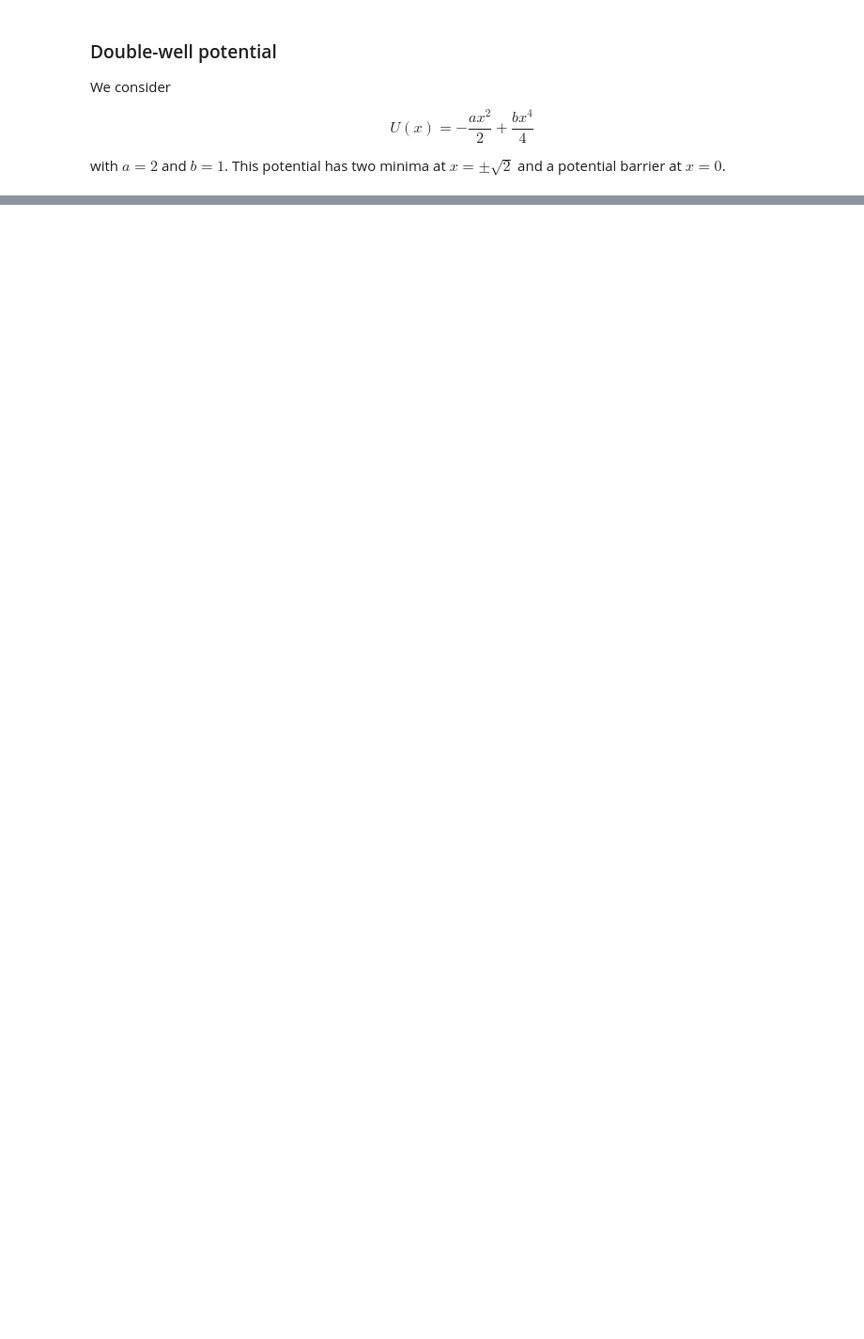
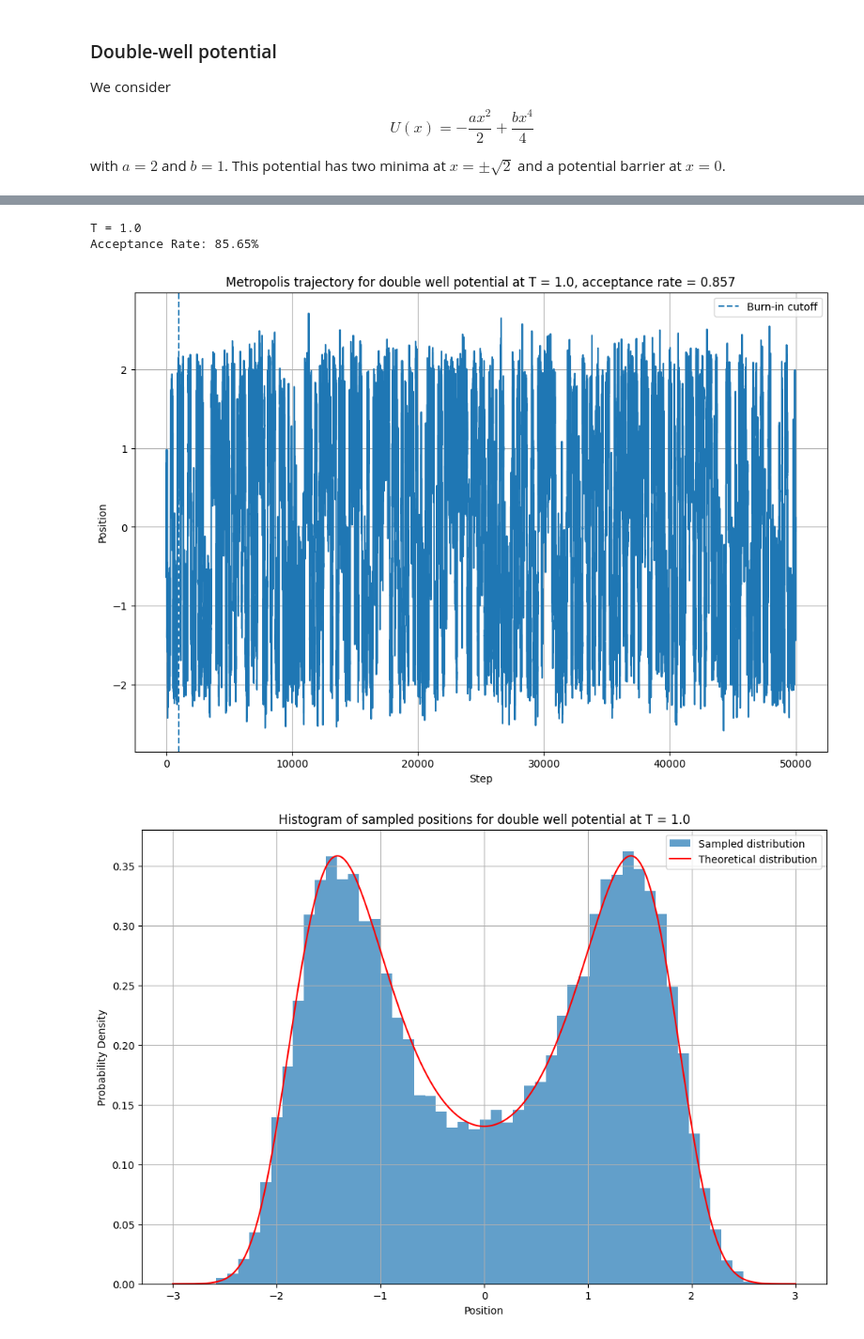
Before and after one commit to Shinichi03/Statistical-Physics, a Jupyter notebook: Baseline Cases/MMC_ECMC.ipynb, the cells around one changed output, grey strips where cells are left out. Shown at 94% size. Drawn from its saved outputs; the diff is of its cells as text; code cells hidden in the pictures; blank space fills up the shorter version.

```diff
--- a/Baseline Cases/MMC_ECMC.ipynb
+++ b/Baseline Cases/MMC_ECMC.ipynb
@@ -233,0 +290,31 @@ Acceptance Rate: 85.90%
+# %%
+temperatures = [1.0, 0.5, 0.2]
+
+for temperature in temperatures:
+    trajectory_double_T, acceptance_rate_double_T = metropolis_run(
+        initial_x=0.0,
+        num_steps=50000,
+        proposal_width=1.0,
+        temperature=temperature,
+        single=False,
+        double=True
+    )
+
+    print(f"T = {temperature}")
+    print(f"Acceptance Rate: {acceptance_rate_double_T:.2%}")
+
+    plot_trajectory_and_histogram(
+        trajectory_double_T,
+        acceptance_rate_double_T,
+        burn_in,
+        U_double_well,
+        temperature,
+        f"for double well potential at T = {temperature}",
+        x_min=-3,
+        x_max=3
+    )
+# %% [output]
+T = 1.0
+Acceptance Rate: 85.65%
+[figure, added]
+[figure, added]
```
Also changed, not shown: parts of 25 cells of this notebook.
